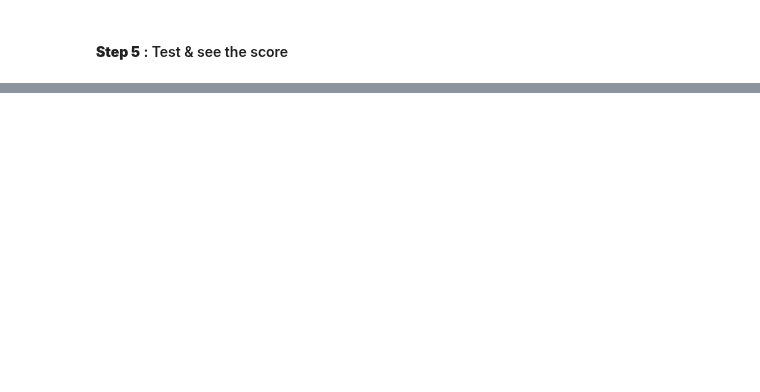
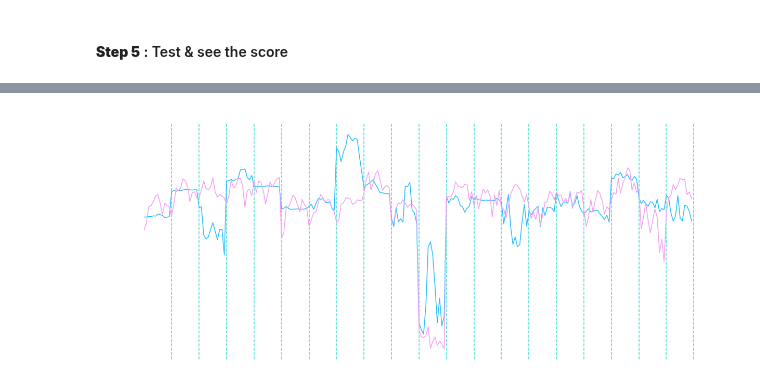
Before and after one commit to alexZajac/airlines_performance, a Jupyter notebook: nlp_kit_twitter.ipynb, the cells around one changed output, grey strips where cells are left out. Drawn from its saved outputs; the diff is of its cells as text; code cells hidden in the pictures; blank space fills up the shorter version.

```diff
--- a/nlp_kit_twitter.ipynb
+++ b/nlp_kit_twitter.ipynb
@@ -234,0 +231,6 @@ KeyboardInterrupt:
+# %%
+X_test, y_test = get_test_data()
+max_test_date = max(X_test.features["DATE"])
+df_tweets_nlp_test = df_tweets_nlp[df_tweets_nlp["DATE"] <= max_test_date]
+df_tweets_nlp_test = df_tweets_nlp_test.groupby(['UNIQUE_CARRIER_NAME','DATE'])['NEGATIVE','NEUTRAL','POSITIVE'].mean().reset_index(drop=False)
+X_test.features = X_test.features.merge(df_tweets_nlp_test, left_on=['DATE','UNIQUE_CARRIER_NAME'], right_on = ['DATE','UNIQUE_CARRIER_NAME'])
@@ -245,15 +254,17 @@ print(f"MAE among companies: {mae_score_lstm }")
 # %%
 y_pred_plot = []
 y_test_plot = []
 for c in np.unique(X_test.features["UNIQUE_CARRIER_NAME"] ):
   y_test_plot.extend(y_test[np.where(X_test.features["UNIQUE_CARRIER_NAME"] == c)][-12:])
   y_pred_plot.extend(y_pred[np.where(X_test.features["UNIQUE_CARRIER_NAME"] == c)][-12:])
 
 fig, ax = plt.subplots()
 for i in range(1,21):
-  ax.axvline(x=12*i, color = 'red', linestyle = "--")
+  ax.axvline(x=12*i, color = '#47DBCD', linestyle = "--")
 ax.plot( y_pred_plot, label='True Load Factor')
 ax.plot( y_test_plot, label='Predicted Load Factor')
-ax.set_title('Predictions for All the carrier ')
+ax.set_title('Predictions for all of the carriers')
 ax.patch.set_alpha(0)
 plt.show()
+# %% [output]
+[figure, added]
```
Also changed, not shown: parts of 16 cells of this notebook, 2 other files.
